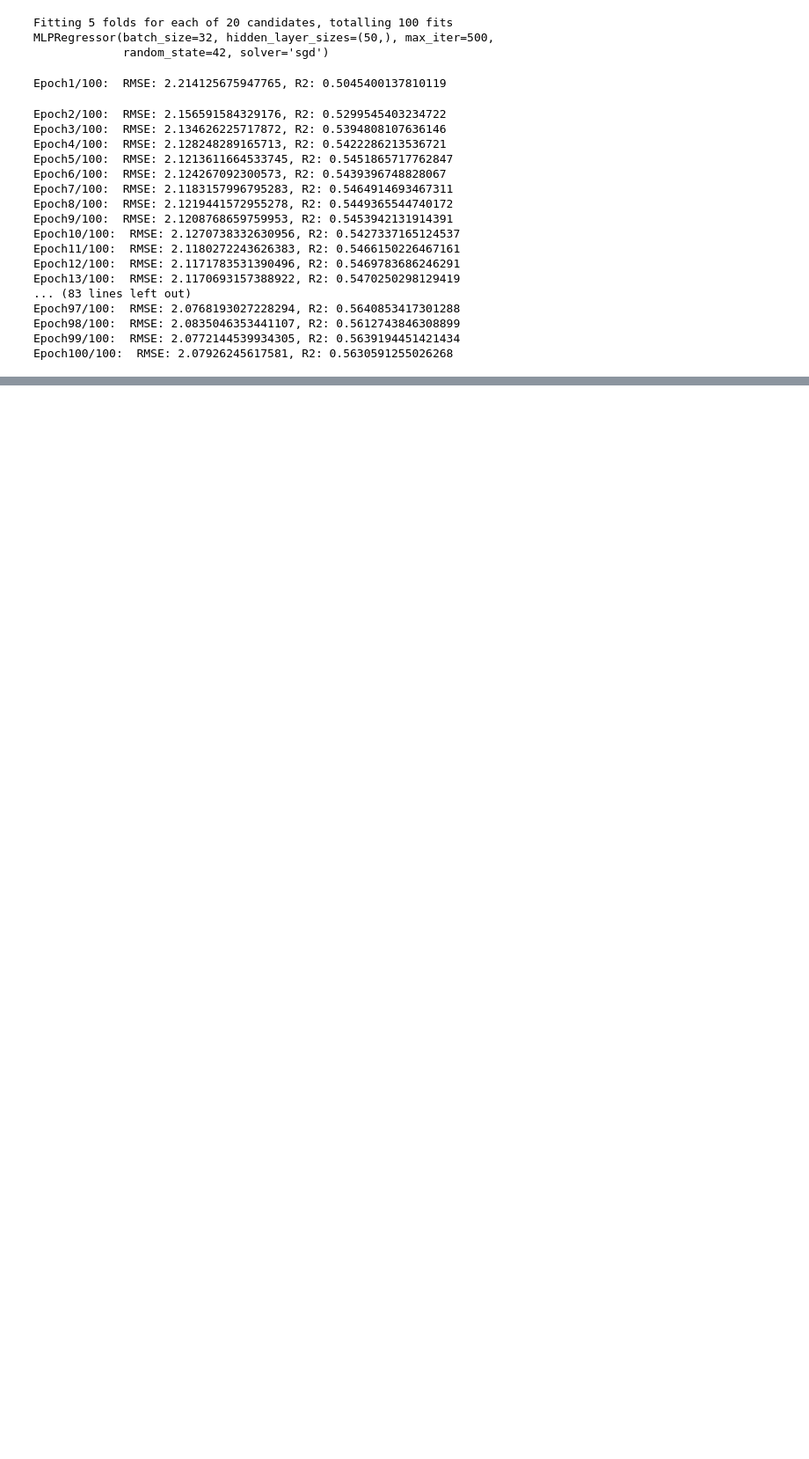
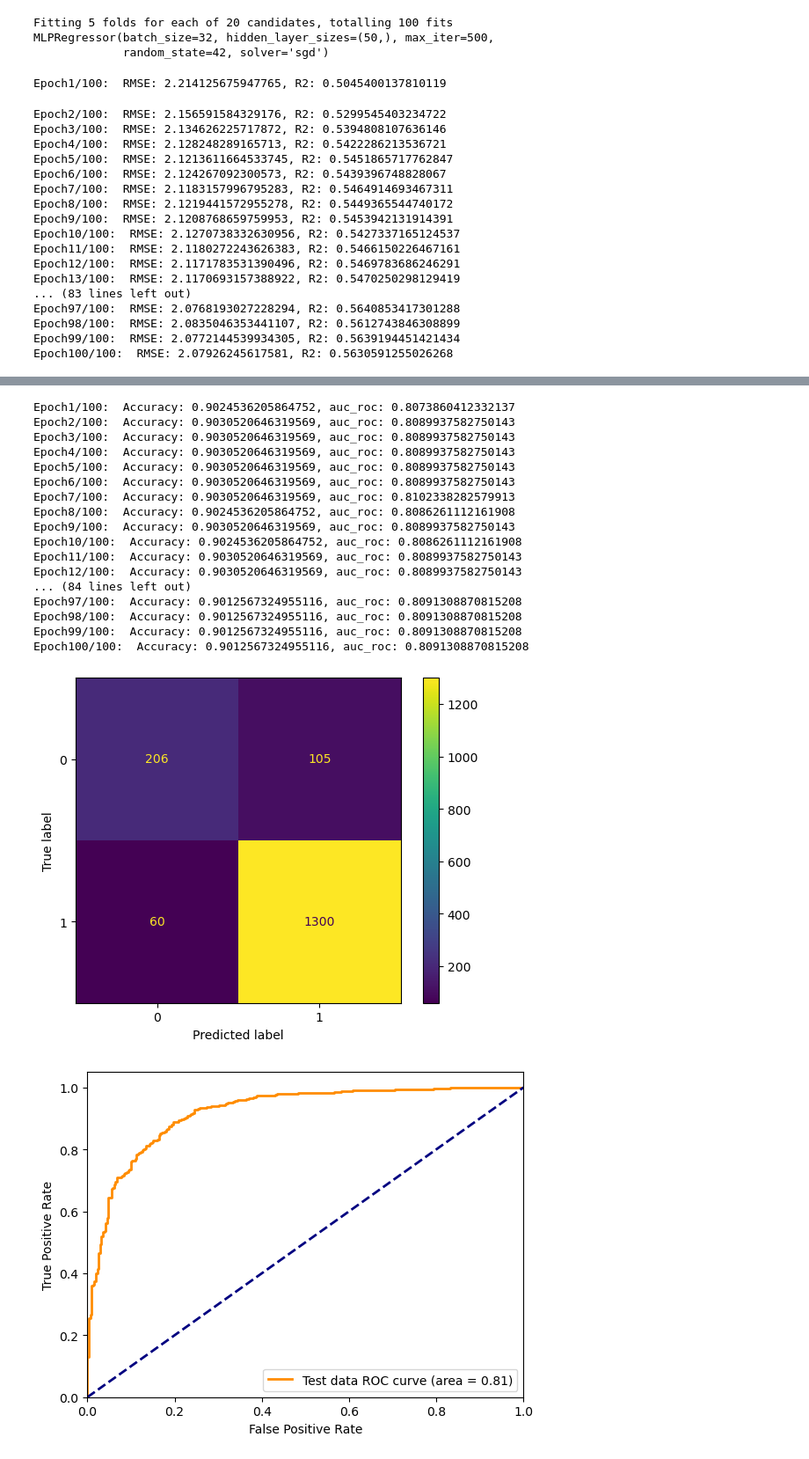
Before and after one commit to 9963KK/MATH5836, a Jupyter notebook: assn1.ipynb, the cells around one changed output, grey strips where cells are left out. Shown at 88% size. Saved outputs shown, nothing was run; the diff lists cells and outputs as text; code cells hidden in the pictures; blank space fills up the shorter version.

```diff
--- a/assn1.ipynb
+++ b/assn1.ipynb
@@ -303,12 +274,56 @@ logi = logistic_model(X, y_c, model='logi', plot=True)
 # %%
 def MLP_classfier(X, y, plot=False):
-    model = MLPClassifier(hidden_layer_sizes=(50,), max_iter=500, solver='sgd',
-                        activation='relu', warm_start=True, learning_rate_init=0.01)
-    epoches = 30
-    X_train, y_train, X_test, y_test = train_test_split(X, y, test_size=test_size, shuffle=True)
+    model = MLPClassifier(hidden_layer_sizes=(50, 20, 10), max_iter=500, solver='sgd',
+                        activation='relu', warm_start=True, learning_rate_init=0.001)
+    epoches = 100
+    X_train, X_test, y_train, y_test = train_test_split(X, y, test_size=test_size, shuffle=True)
     for epoch in range(epoches):
         model.fit(X_train, y_train)
         y_pred = model.predict(X_test)
         acc_score = accuracy_score(y_test, y_pred)
         auc_roc = roc_auc_score(y_test, y_pred)
         print(f"Epoch{epoch + 1}/{epoches}:  Accuracy: {acc_score}, auc_roc: {auc_roc}")
+    y_prob = model.predict_proba(X_test)[:, 1]
+    y_train_prob = model.predict_proba(X_train)[:, 1]
+    y_train_pred = model.predict(X_train)
+    fpr, tpr, thresholds = roc_curve(y_test, y_prob)
+    auc_roc = roc_auc_score(y_test, y_pred)
+    train_fpr, train_tpr, train_thresholds = roc_curve(y_train, y_train_prob)
+    train_acc_score = accuracy_score(y_train, y_train_pred)
+    train_auc_roc = roc_auc_score(y_train, y_train_pred)
+    if plot:
+        c_m = confusion_matrix(y_test, y_pred)
+        dis = ConfusionMatrixDisplay(confusion_matrix=c_m)
+        dis.plot()
+        plt.figure()
+        plt.plot(fpr, tpr, color='darkorange', lw=2, label='Test data ROC curve (area = %0.2f)' % auc_roc)
+        plt.plot([0, 1], [0, 1], color='navy', lw=2, linestyle='--')  # 绘制参考线
+        plt.xlim([0.0, 1.0])
+        plt.ylim([0.0, 1.05])
+        plt.xlabel('False Positive Rate')
+        plt.ylabel('True Positive Rate')
+        plt.legend(loc="lower right")
+        plt.show()
+    return (acc_score, auc_roc), (train_acc_score, train_auc_roc)
+# %%
+mlp = MLP_classfier(X, y_c, plot=True)
+# %% [output]
+Epoch1/100:  Accuracy: 0.9024536205864752, auc_roc: 0.8073860412332137
+Epoch2/100:  Accuracy: 0.9030520646319569, auc_roc: 0.8089937582750143
+Epoch3/100:  Accuracy: 0.9030520646319569, auc_roc: 0.8089937582750143
+Epoch4/100:  Accuracy: 0.9030520646319569, auc_roc: 0.8089937582750143
+Epoch5/100:  Accuracy: 0.9030520646319569, auc_roc: 0.8089937582750143
+Epoch6/100:  Accuracy: 0.9030520646319569, auc_roc: 0.8089937582750143
+Epoch7/100:  Accuracy: 0.9030520646319569, auc_roc: 0.8102338282579913
+Epoch8/100:  Accuracy: 0.9024536205864752, auc_roc: 0.8086261112161908
+Epoch9/100:  Accuracy: 0.9030520646319569, auc_roc: 0.8089937582750143
+Epoch10/100:  Accuracy: 0.9024536205864752, auc_roc: 0.8086261112161908
+Epoch11/100:  Accuracy: 0.9030520646319569, auc_roc: 0.8089937582750143
+Epoch12/100:  Accuracy: 0.9030520646319569, auc_roc: 0.8089937582750143
+... (84 lines left out)
+Epoch97/100:  Accuracy: 0.9012567324955116, auc_roc: 0.8091308870815208
+Epoch98/100:  Accuracy: 0.9012567324955116, auc_roc: 0.8091308870815208
+Epoch99/100:  Accuracy: 0.9012567324955116, auc_roc: 0.8091308870815208
+Epoch100/100:  Accuracy: 0.9012567324955116, auc_roc: 0.8091308870815208
+[figure, added]
+[figure, added]
```
Also changed, not shown: parts of 7 cells of this notebook.
